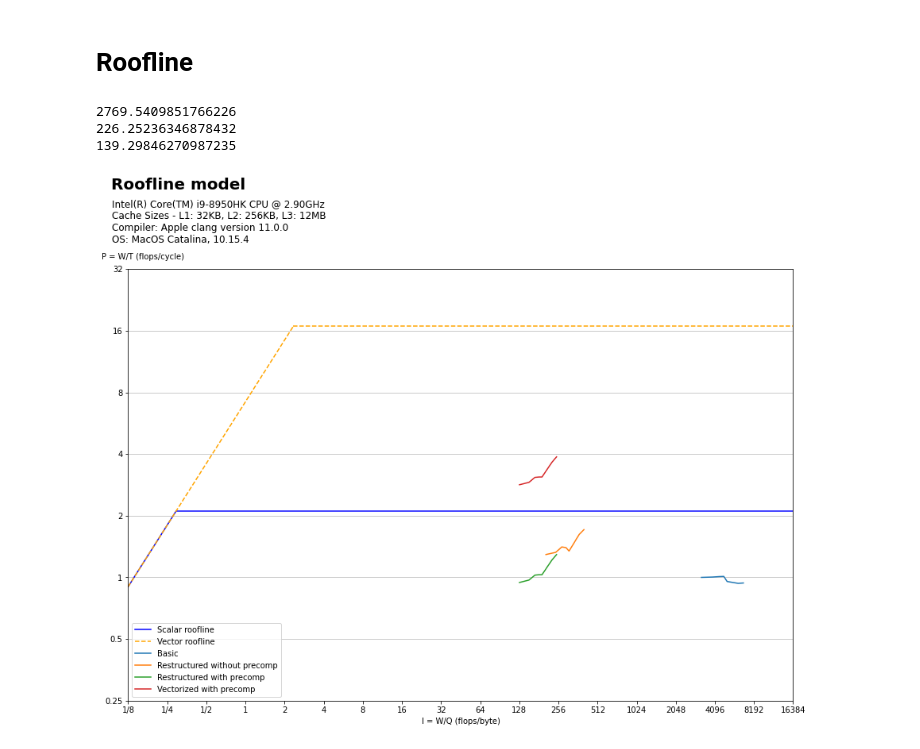
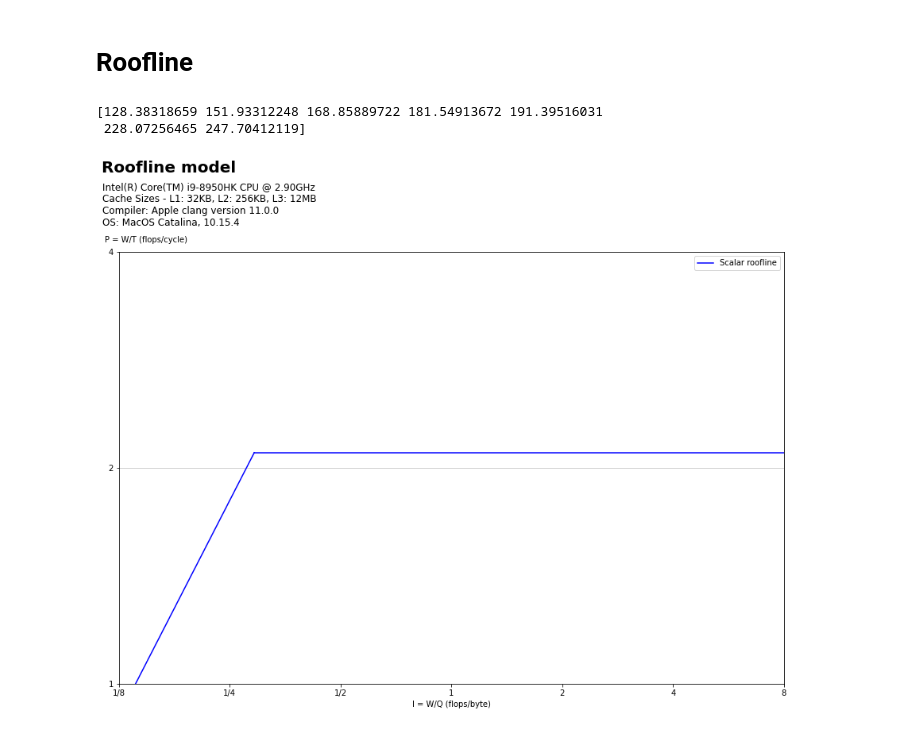
Before and after one commit to ninodimontalcino/advanced-denoising-mcrenderings, a Jupyter notebook: analysis/PerformanceAnalysis.ipynb, the cells around one changed output. Saved outputs shown, nothing was run; the diff lists cells and outputs as text; code cells hidden in the pictures.

```diff
--- a/analysis/PerformanceAnalysis.ipynb
+++ b/analysis/PerformanceAnalysis.ipynb
@@ -661,78 +661,53 @@ def add_roofline_points():
     W = np.array([np.sum(basic(n_,10)) for n_ in n])
     Q = basic_mem(n)
     T = np.array([2.38001e+09, 4.49588e+09, 7.26405e+09, 1.07094e+10, 1.5718e+10, 7.81106e+10, 3.40981e+11])
-    print(np.sum(basic(512,10)) / (512*512*21*21))
-    plt.plot(W/Q, W/T, label="Basic")
-
-    # Restructured
-    W = np.array([np.sum(restructured_without_precomp(n_,10)) for n_ in n])
-    Q = restructured_precomp_mem(n)
-    T = np.array([1.61199e+08, 2.92289e+08, 4.41339e+08, 6.52054e+08, 9.34456e+08, 3.71063e+09, 1.52941e+10])
-    print(np.sum(restructured_without_precomp(512,10)) / (512*512*21*21))
-    plt.plot(W/Q, W/T, label="Restructured without precomp")
+    plt.plot(W/Q, W/T)
 
     # Restructured
     W = np.array([np.sum(restructured_with_precomp(n_,10)) for n_ in n])
     Q = restructured_precomp_mem(n)
     T = np.array([1.38112e+08, 2.48561e+08, 3.76292e+08, 5.48233e+08, 7.54882e+08, 3.05102e+09, 1.24641e+10])
-    print(np.sum(restructured_with_precomp(512,10)) / (512*512*21*21))
-    plt.plot(W/Q, W/T, label="Restructured with precomp")
-
-    # Vectorized (precomp)
-    T /= 3
-    plt.plot(W/Q, W/T, label="Vectorized with precomp")
+    print(W/Q)
+    plt.plot(W/Q, W/T)
 # %%
 PI = 2.1
 BETA = 41.8 / 2 / 2.9 # in bytes/cycle
 
-x_values = [2**x for x in range(-3,15)]
-y_values = [2**x for x in range(-2,6)]
+x_values = [2**x for x in range(-3,4)]
+y_values = [2**x for x in range(3)]
 
 plt.figure(figsize=(15,10))
 scalar_mem_line = []
 scalar_comp_line = [PI/BETA]
 for x in x_values:
     if x < PI/BETA:
         scalar_mem_line.append(x)
     else:
         scalar_comp_line.append(x)
 scalar_mem_line.append(PI/BETA)
 
 plt.plot(scalar_comp_line, [PI for c in scalar_comp_line], color='blue', label="Scalar roofline")
 plt.plot(scalar_mem_line, BETA*np.array(scalar_mem_line), color='blue')
-
-vector_mem = []
-vector_comp = [8*PI/BETA]
-for x in x_values:
-    if x < 8*PI/BETA:
-        vector_mem.append(x)
-    else:
-        vector_comp.append(x)
-vector_mem.append(8*PI/BETA)
-
-plt.plot(vector_comp, [8*PI for c in vector_comp], color='orange', linestyle='--', label="Vector roofline")
-plt.plot(vector_mem, BETA*np.array(vector_mem), color='orange', linestyle='--')
 
 add_roofline_points()
 
 plt.xlabel('I = W/Q (flops/byte)')
 plt.xscale('log', basex=2)
 plt.xlim((x_values[0], x_values[-1]))
 plt.xticks(x_values, [str(x) if x >= 1 else "1/{}".format(int(1/x)) for x in x_values])
 
 
 plt.ylabel('P = W/T (flops/cycle)', rotation='horizontal', ha='left', y=1.02)
 plt.yscale('log', basey=2)
 plt.ylim((y_values[0], y_values[-1]))
 plt.yticks(y_values, [str(x) for x in y_values])
 
 plt.grid(which='both', axis='y', alpha=.8)
 suptitle = plt.suptitle("Roofline model", x=0.105, y=1.04, fontsize=20, ha='left', fontweight='bold')
 plt.title(hardware_info, fontsize=12, x=-0.025, y=1.05, ha='left')
 plt.legend()
 plt.show()
 # %% [output]
-2769.5409851766226
-226.25236346878432
-139.29846270987235
+[128.38318659 151.93312248 168.85889722 181.54913672 191.39516031
+ 228.07256465 247.70412119]
-[figure, old version]
+[figure, new version]
```
Also changed, not shown: parts of 2 cells of this notebook, 5 other files.
